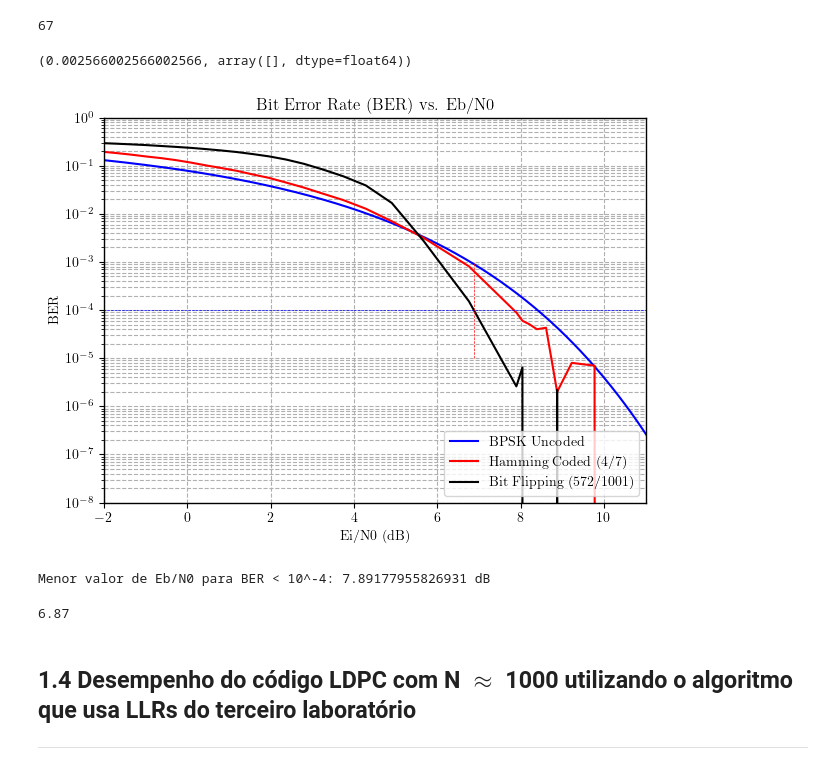
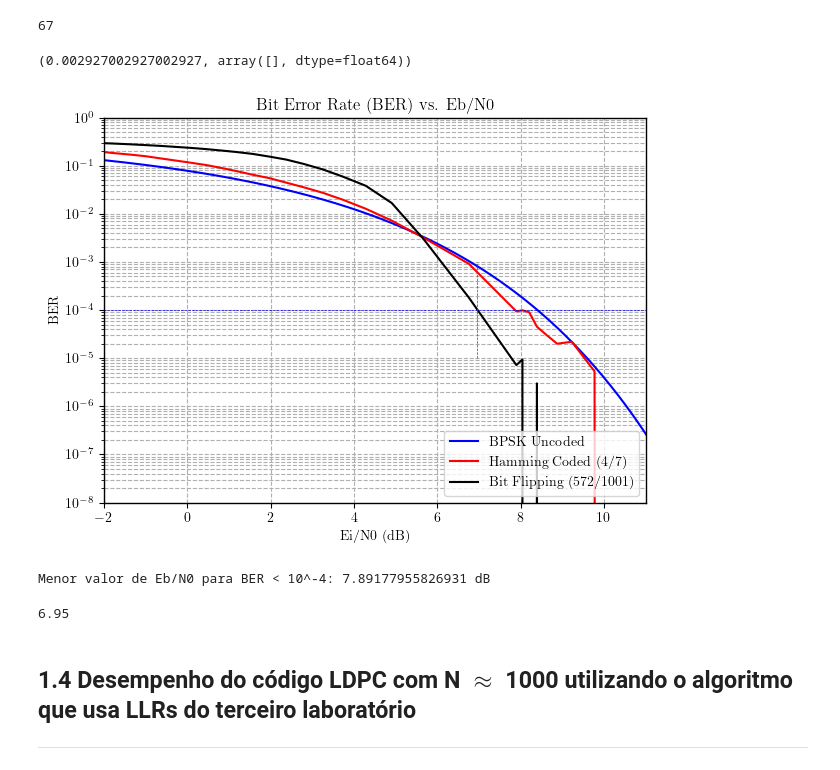
Before and after one commit to rafael-giannico/ELE-32-Lab4-LDPC, a Jupyter notebook: lab4.ipynb, the cells around one changed output. Drawn from its saved outputs; the diff is of its cells as text; code cells hidden in the pictures.

```diff
--- a/lab4.ipynb
+++ b/lab4.ipynb
@@ -199,7 +199,7 @@ if __name__ == "__main__":
                 erros = np.array(list(filter(lambda x: x != 0, p.map(worker, [(prob, sample_size) for _ in range(l)]))))
                 erros_list_hamming.append(np.sum(erros)/sample_size)
             else:
-                sample_size = 2_000_000
+                sample_size = 3_000_000
                 l = int(sample_size/4)
                 erros = np.array(list(filter(lambda x: x != 0, p.map(worker, [(prob, sample_size) for _ in range(l)]))))
                 erros_list_hamming.append(np.sum(erros)/sample_size)
@@ -492,37 +492,37 @@ if __name__ == "__main__":
 # %%
 a, erros
 # %% [output]
-(0.002566002566002566, array([], dtype=float64))
+(0.002927002927002927, array([], dtype=float64))
 # %%
 Ei_N0_from_p_bit_flip = Ei_N0_dB_BSC_convert(prob_list, R)
 # %%
 # Make a log plot of p vs. the estimated error rate
 matplotlib.font_manager._load_fontmanager(try_read_cache=False)
 plt.rcParams['font.family'] = "CMU Serif"
 plt.rcParams['text.usetex'] = True
 plt.rcParams['axes.linewidth'] = 1.0
 fig, ax = plt.subplots(figsize=(7, 5))
 ax.plot(Eb_N0_range, pe_bpsk_values, label=r"BPSK Uncoded", color='blue')
 ax.plot(Ei_N0_from_p_hamming, erros_list_hamming, label=r"Hamming Coded (4/7)", color='red')
 ax.plot(Ei_N0_from_p_bit_flip, erros_list_bit_flip, label=r"Bit Flipping (572/1001)", color='black')
 ax.grid(True, which="both", ls="--")
 # Set xlims
 ax.set_xlim(-2, 11)
 ax.set_ylim(1e-8, 1)
 # ax.set_xscale('log')
 # horizontal line in y = 10^-4
 ax.set_yscale('log')
 ax.legend(loc = 4)
 ax.set_xlabel('Ei/N0 (dB)')
 ax.set_ylabel('BER')
 ax.set_title("Bit Error Rate (BER) vs. Eb/N0")
 ax.hlines(1e-4, -5, 11, colors="blue", linestyles="--", linewidth = 0.5)
-ax.vlines(6.87, 1e-5, 1e-3, colors="red", linestyles="--", linewidth = 0.5)
+ax.vlines(6.95, 1e-5, 1e-3, colors="red", linestyles="--", linewidth = 0.5)
 #plt.gca().invert_xaxis()
 #plt.savefig('error_rate_estimation3.pdf')
 plt.show()
 # %% [output]
-[figure, old version]
+[figure, new version]
 # %%
 def encontrar_menor_eb_n0(ber_results, Eb_N0_dB_range, threshold=1e-4):
     for Eb_N0_dB, ber in zip(Eb_N0_dB_range, ber_results):
@@ -536,10 +536,10 @@ print(f"Menor valor de Eb/N0 para BER < 10^-4: {menor_eb_n0} dB")
 # %% [output]
 Menor valor de Eb/N0 para BER < 10^-4: 7.89177955826931 dB
 # %%
-RSR_bit_flip_dB = 6.87
+RSR_bit_flip_dB = 6.95
 RSR_bit_flip_dB
 # %% [output]
-6.87
+6.95
 # %% [markdown]
 ## 1.4 Desempenho do código LDPC com N $\approx$ 1000 utilizando o algoritmo que usa LLRs do terceiro laboratório
 ---
```
Also changed, not shown: parts of 18 cells of this notebook, 2 other files.
